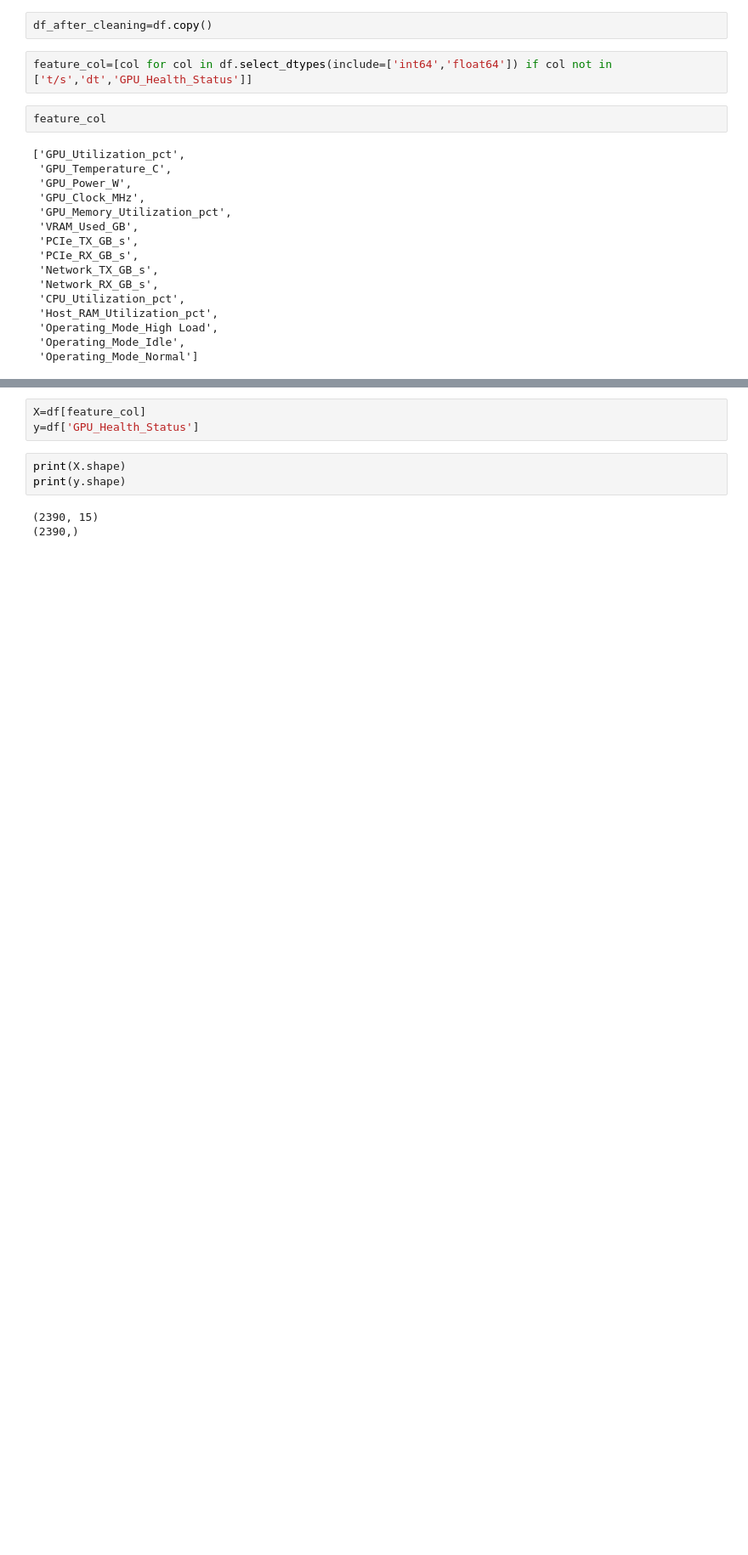
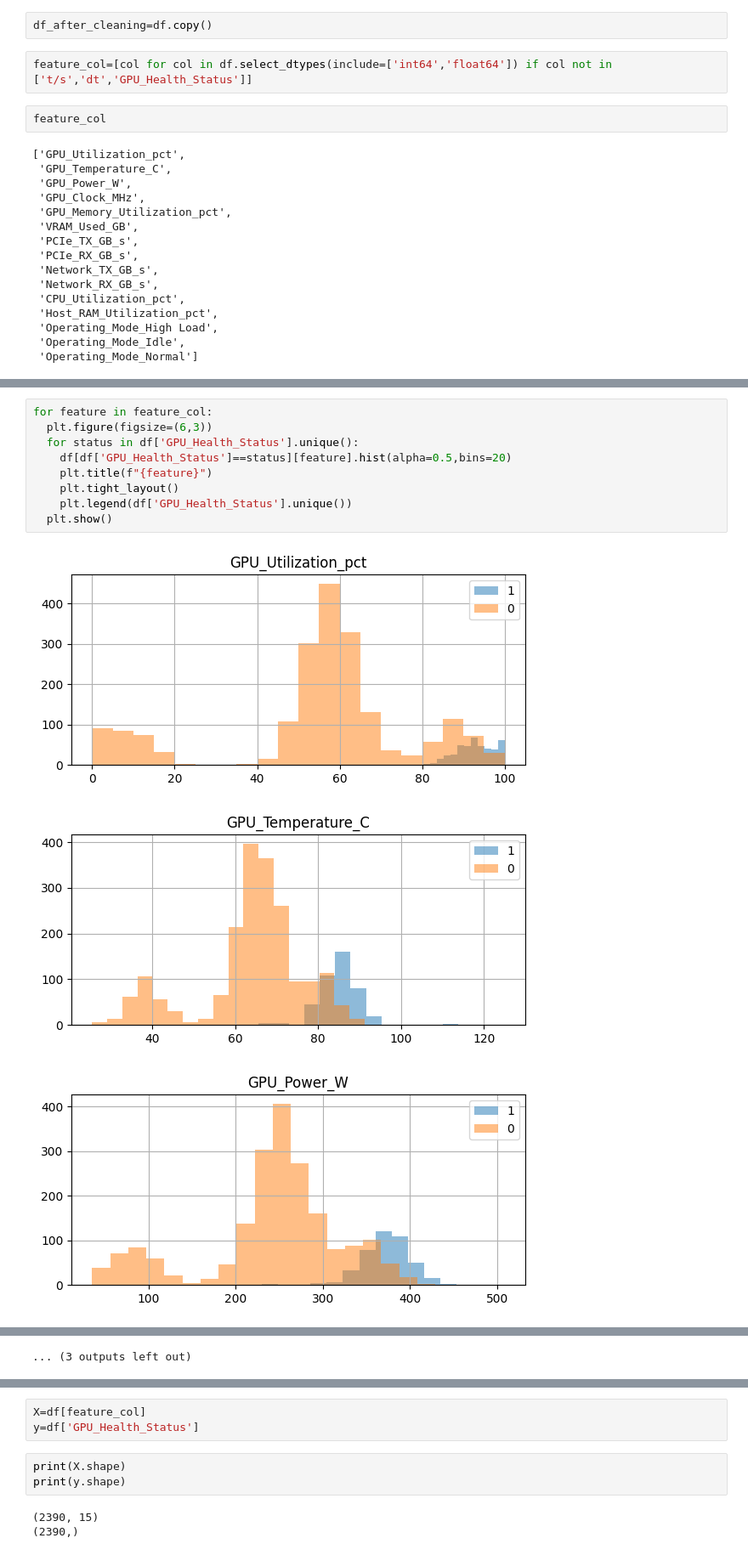
Before and after one commit to UniCandice/McKinsey-prep, a Jupyter notebook: GPU_status_classification.ipynb, the cells around one changed output, grey strips where cells are left out. Shown at 85% size. Saved outputs shown, nothing was run; the diff lists cells and outputs as text; blank space fills up the shorter version.

```diff
--- a/GPU_status_classification.ipynb
+++ b/GPU_status_classification.ipynb
@@ -328,0 +350,13 @@ feature_col
+# %%
+for feature in feature_col:
+  plt.figure(figsize=(6,3))
+  for status in df['GPU_Health_Status'].unique():
+    df[df['GPU_Health_Status']==status][feature].hist(alpha=0.5,bins=20)
+    plt.title(f"{feature}")
+    plt.tight_layout()
+    plt.legend(df['GPU_Health_Status'].unique())
+  plt.show()
+# %% [output]
+[figure, added]
+[figure, added]
+[figure, added]
@@ -328,0 +372 @@ feature_col
+... (3 outputs left out)
```
Also changed, not shown: parts of 30 cells of this notebook.
